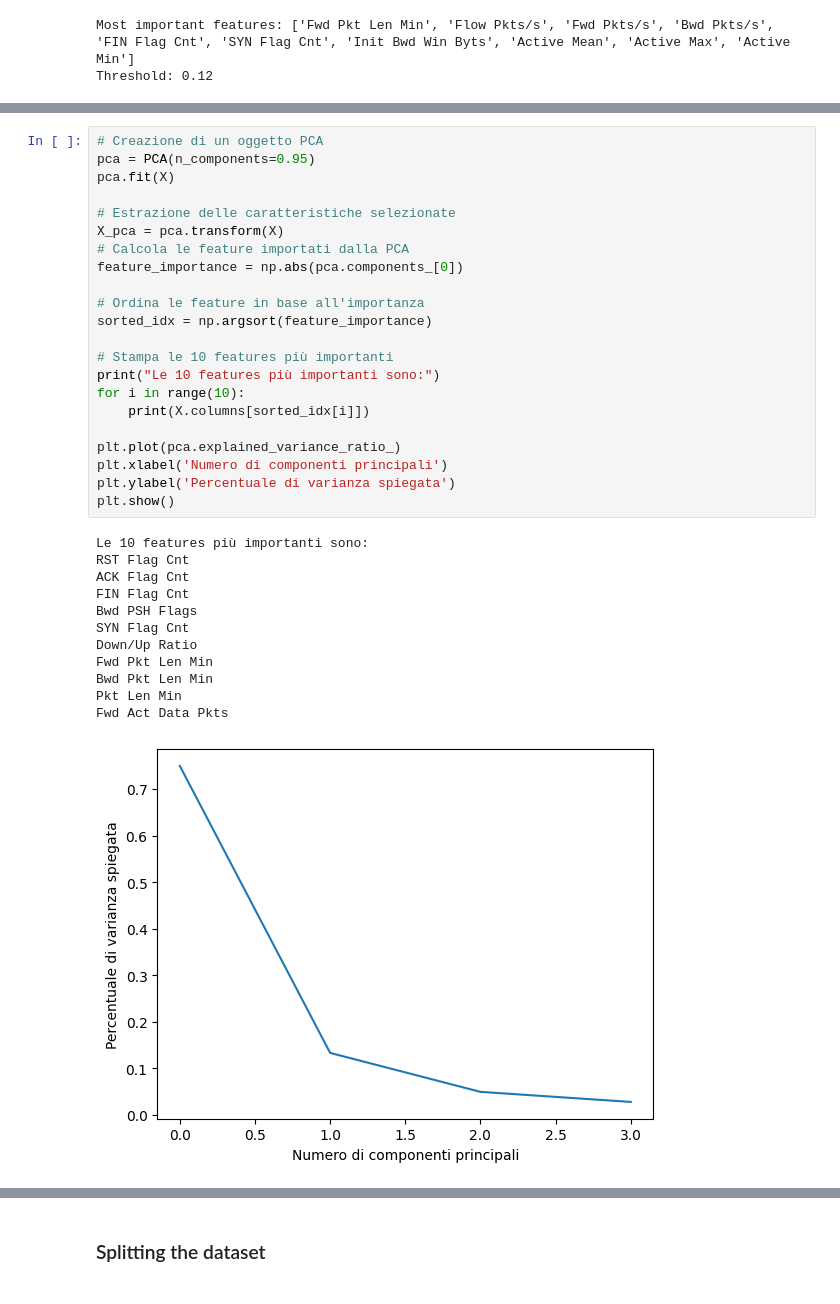
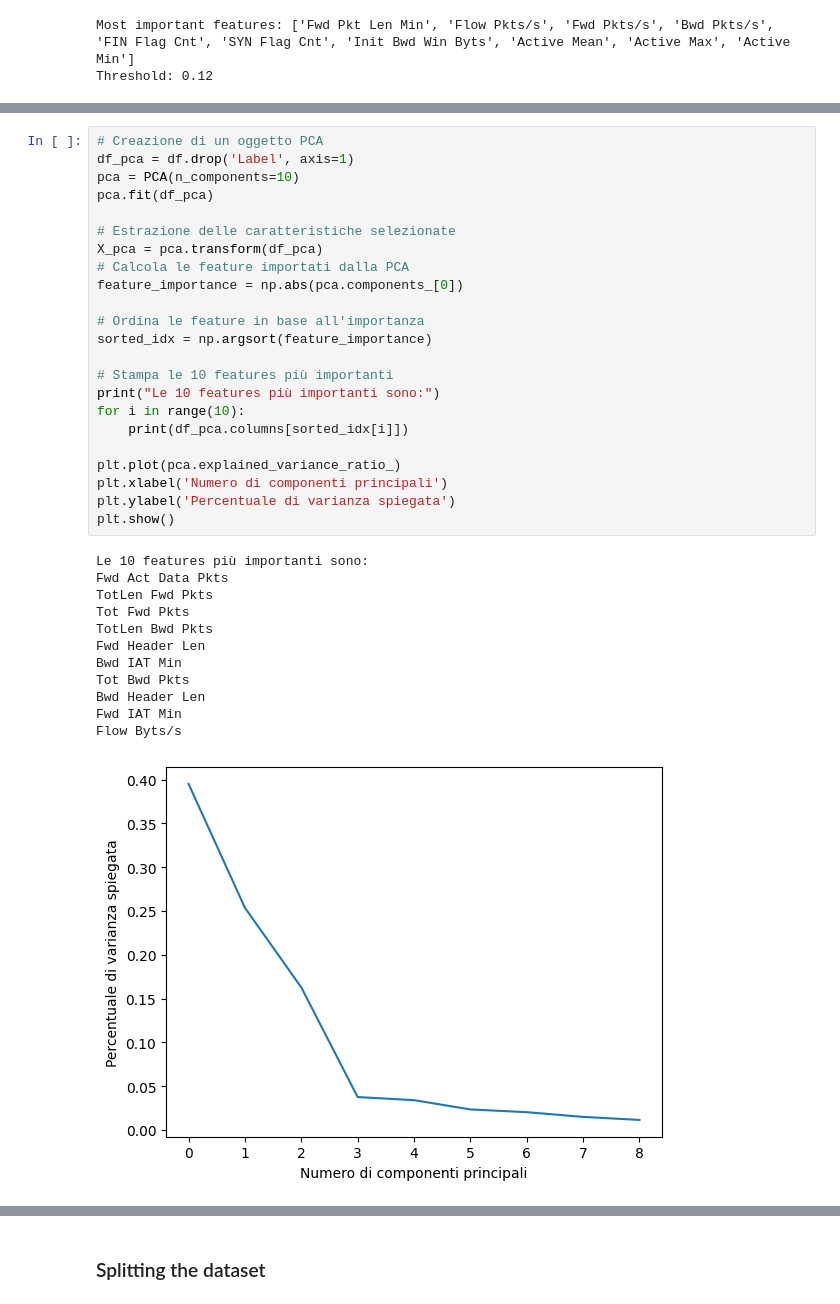
Before and after one commit to GPericone/Botnet-Detection-using-ML, a Jupyter notebook: project.ipynb, the cells around one changed output, grey strips where cells are left out. Saved outputs shown, nothing was run; the diff lists cells and outputs as text.

```diff
--- a/project.ipynb
+++ b/project.ipynb
@@ -245,35 +274,36 @@ Top 10 most important features: ['Flow IAT Min', 'Bwd IAT Min', 'Init Bwd Win By
 # %%
 # Creazione di un oggetto PCA
-pca = PCA(n_components=0.95)
-pca.fit(X)
+df_pca = df.drop('Label', axis=1)
+pca = PCA(n_components=10)
+pca.fit(df_pca)
 
 # Estrazione delle caratteristiche selezionate
-X_pca = pca.transform(X)
+X_pca = pca.transform(df_pca)
 # Calcola le feature importati dalla PCA
 feature_importance = np.abs(pca.components_[0])
 
 # Ordina le feature in base all'importanza
 sorted_idx = np.argsort(feature_importance)
 
 # Stampa le 10 features più importanti
 print("Le 10 features più importanti sono:")
 for i in range(10):
-    print(X.columns[sorted_idx[i]])
+    print(df_pca.columns[sorted_idx[i]])
 
 plt.plot(pca.explained_variance_ratio_)
 plt.xlabel('Numero di componenti principali')
 plt.ylabel('Percentuale di varianza spiegata')
 plt.show()
 # %% [output]
 Le 10 features più importanti sono:
-RST Flag Cnt
-ACK Flag Cnt
-FIN Flag Cnt
-Bwd PSH Flags
-SYN Flag Cnt
-Down/Up Ratio
-Fwd Pkt Len Min
-Bwd Pkt Len Min
-Pkt Len Min
 Fwd Act Data Pkts
+TotLen Fwd Pkts
+Tot Fwd Pkts
+TotLen Bwd Pkts
+Fwd Header Len
+Bwd IAT Min
+Tot Bwd Pkts
+Bwd Header Len
+Fwd IAT Min
+Flow Byts/s
-[figure, old version]
+[figure, new version]
```
Also changed, not shown: parts of 6 cells of this notebook.
